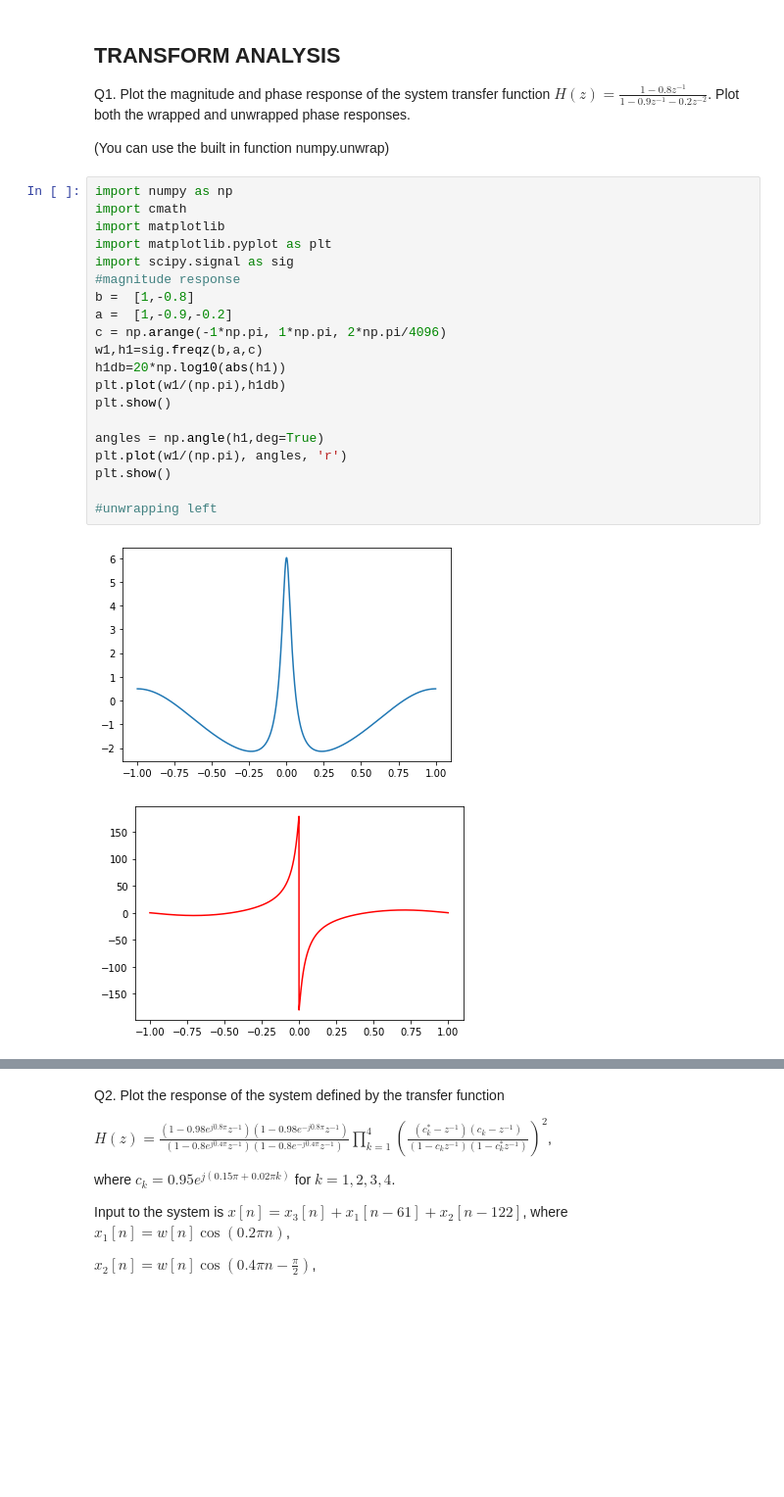
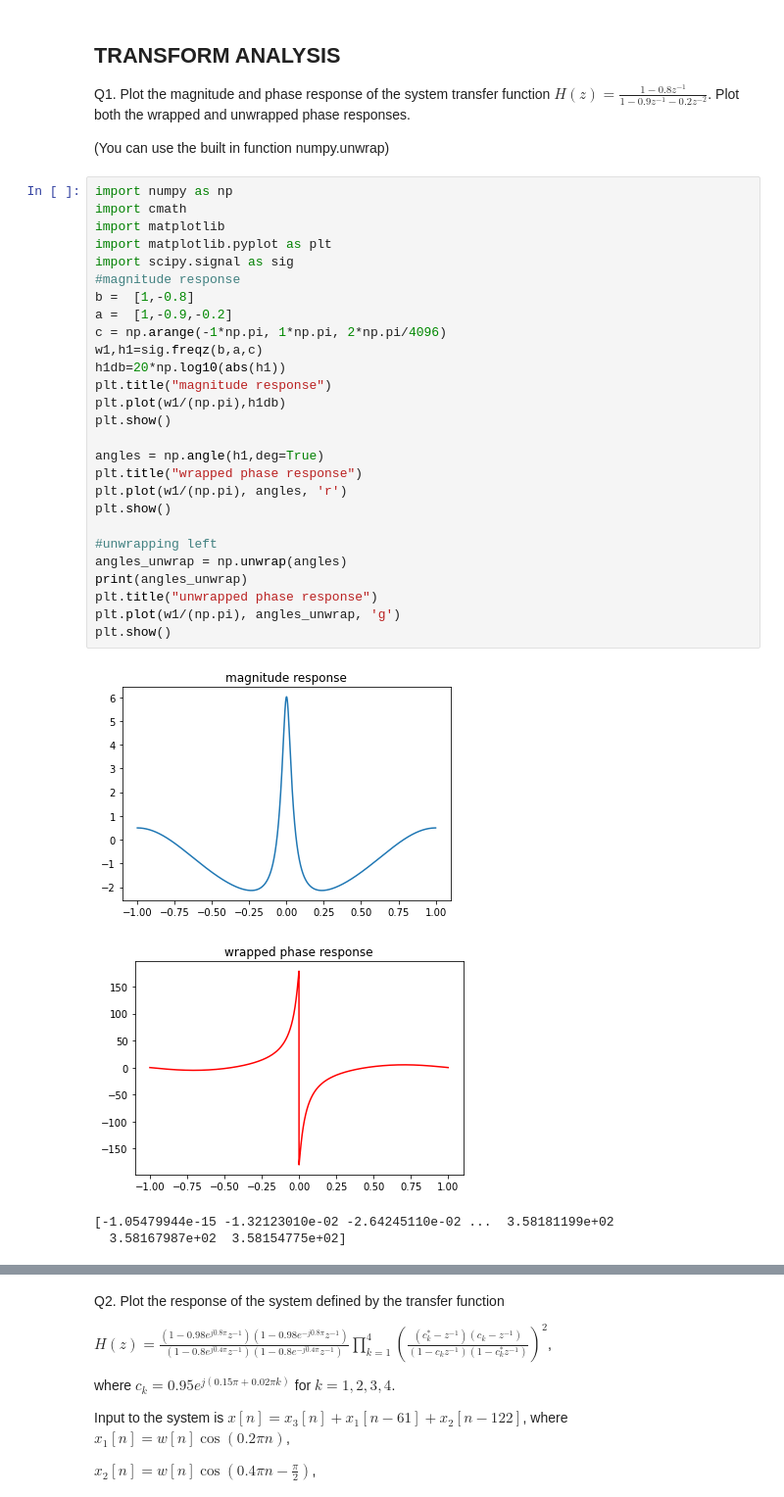
Before and after one commit to the-pinbo/EC211, a Jupyter notebook: Lab7/WEEK_7_ASSIGNMENT.ipynb, the cells around one changed output, grey strips where cells are left out. Shown at 98% size. Cells and saved outputs as stored; diff of their text form; blank space fills up the shorter version.

```diff
--- a/Lab7/WEEK_7_ASSIGNMENT.ipynb
+++ b/Lab7/WEEK_7_ASSIGNMENT.ipynb
@@ -7,23 +7,32 @@ Q1. Plot the magnitude and phase response of the system transfer function $H(z)=
 # %%
 import numpy as np
 import cmath
 import matplotlib
 import matplotlib.pyplot as plt
 import scipy.signal as sig
 #magnitude response
 b =  [1,-0.8]
 a =  [1,-0.9,-0.2]
 c = np.arange(-1*np.pi, 1*np.pi, 2*np.pi/4096)
 w1,h1=sig.freqz(b,a,c)
 h1db=20*np.log10(abs(h1))
+plt.title("magnitude response")
 plt.plot(w1/(np.pi),h1db)
 plt.show()
 
 angles = np.angle(h1,deg=True)
+plt.title("wrapped phase response")
 plt.plot(w1/(np.pi), angles, 'r')
 plt.show()
 
 #unwrapping left
+angles_unwrap = np.unwrap(angles)
+print(angles_unwrap)
+plt.title("unwrapped phase response")
+plt.plot(w1/(np.pi), angles_unwrap, 'g')
+plt.show()
 # %% [output]
-[figure, old version]
+[figure, new version]
-[figure, old version]
+[figure, new version]
+[-1.05479944e-15 -1.32123010e-02 -2.64245110e-02 ...  3.58181199e+02
+  3.58167987e+02  3.58154775e+02]
```
Also changed, not shown: parts of 1 cell of this notebook.
